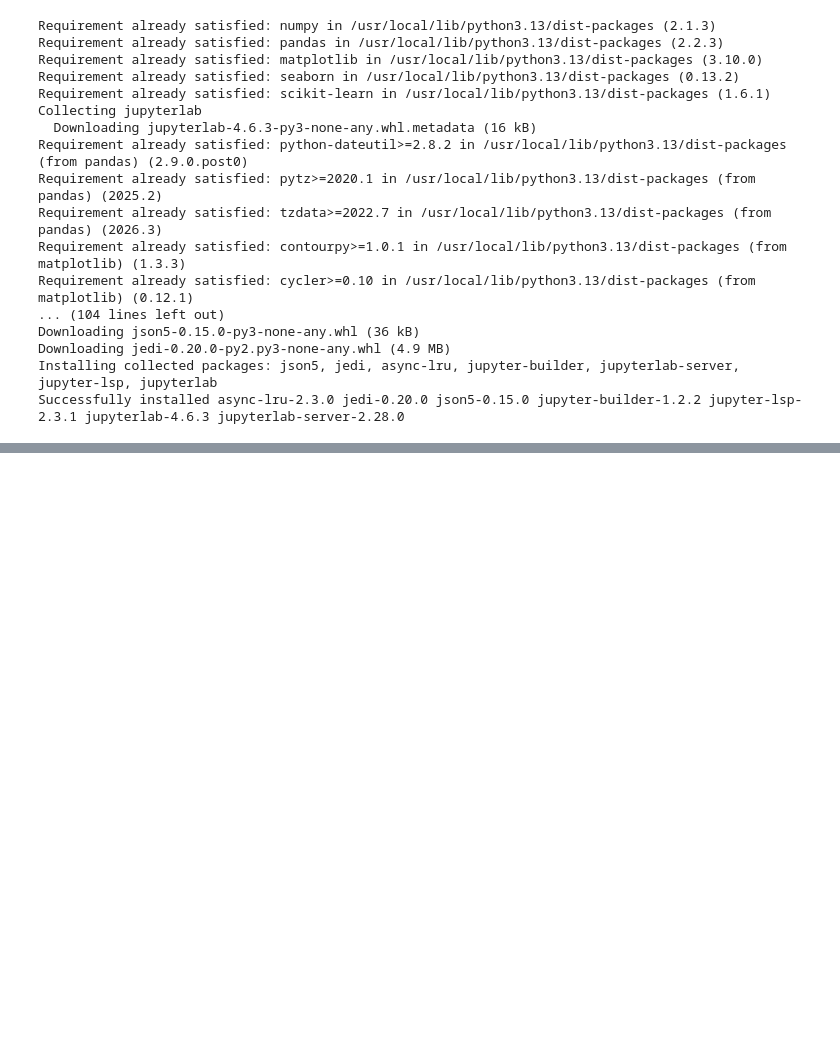
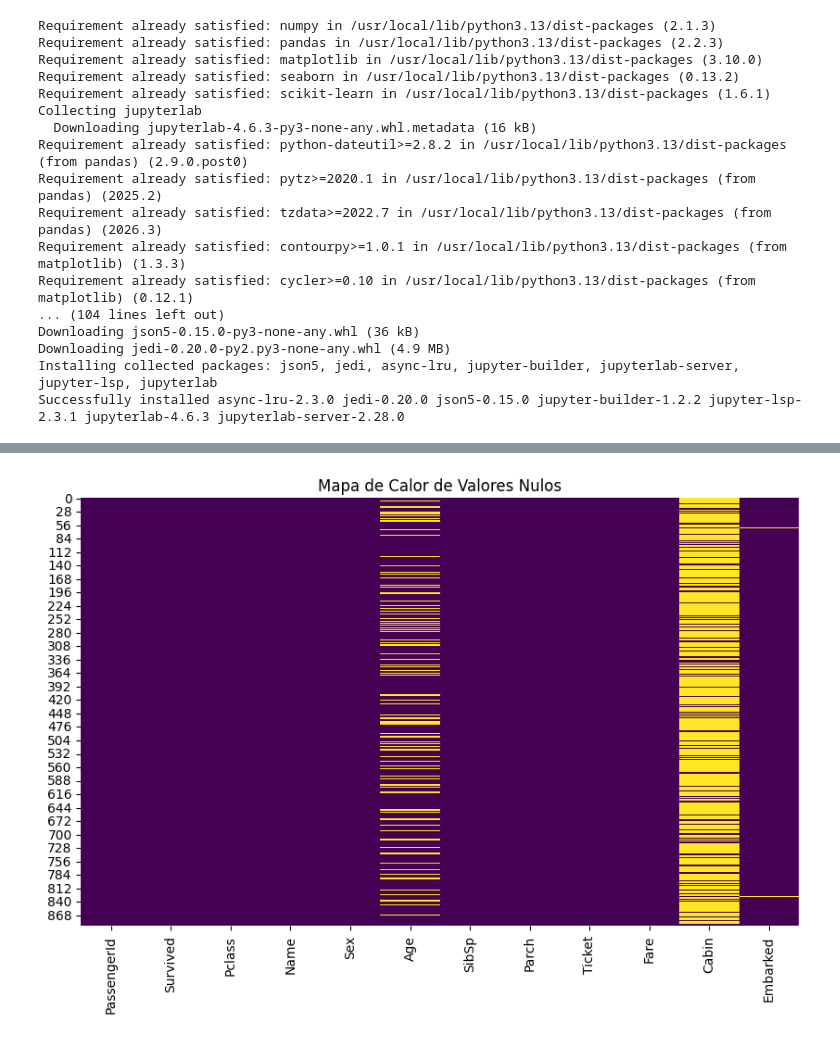
Before and after one commit to mnunez97/aprendizaje_supervisado_resuelto, a Jupyter notebook: 1_clean.ipynb, the cells around one changed output, grey strips where cells are left out. Cells and saved outputs as stored; diff of their text form; code cells hidden in the pictures; blank space fills up the shorter version.

```diff
--- a/1_clean.ipynb
+++ b/1_clean.ipynb
@@ -32,0 +60,2 @@ Successfully installed async-lru-2.3.0 jedi-0.20.0 json5-0.15.0 jupyter-builder-
+# %%
+df = pd.read_csv('aprendizaje_supervisado_resuelto/data/titanic.csv')
@@ -32,0 +95,17 @@ Successfully installed async-lru-2.3.0 jedi-0.20.0 json5-0.15.0 jupyter-builder-
+# %%
+import seaborn as sns
+import matplotlib.pyplot as plt
+
+# Suponiendo que tu dataframe se llama 'df'
+plt.figure(figsize=(10, 6))
+sns.heatmap(df.isnull(), cbar=False, cmap='viridis')
+
+plt.title('Mapa de Calor de Valores Nulos')
+
+# Guardar el gráfico como un archivo PNG
+plt.savefig('output.png', format='png')
+
+# Mostrar el gráfico
+plt.show()
+# %% [output]
+[figure, added]
```
Also changed, not shown: parts of 18 cells of this notebook.
